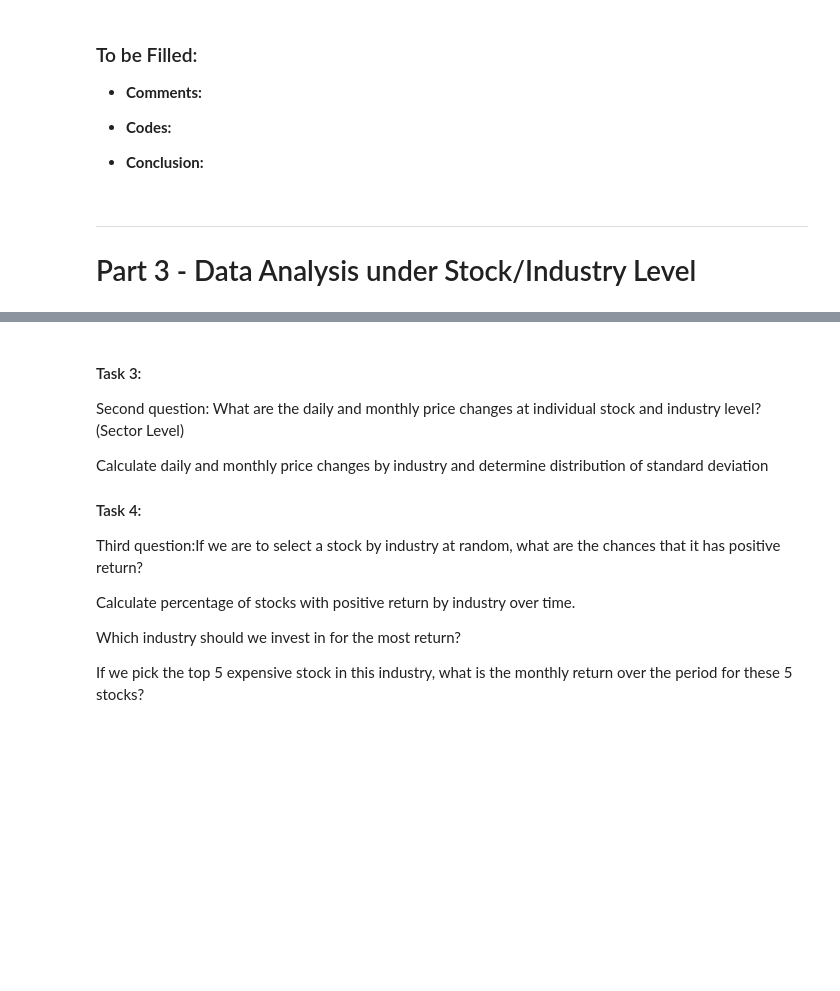
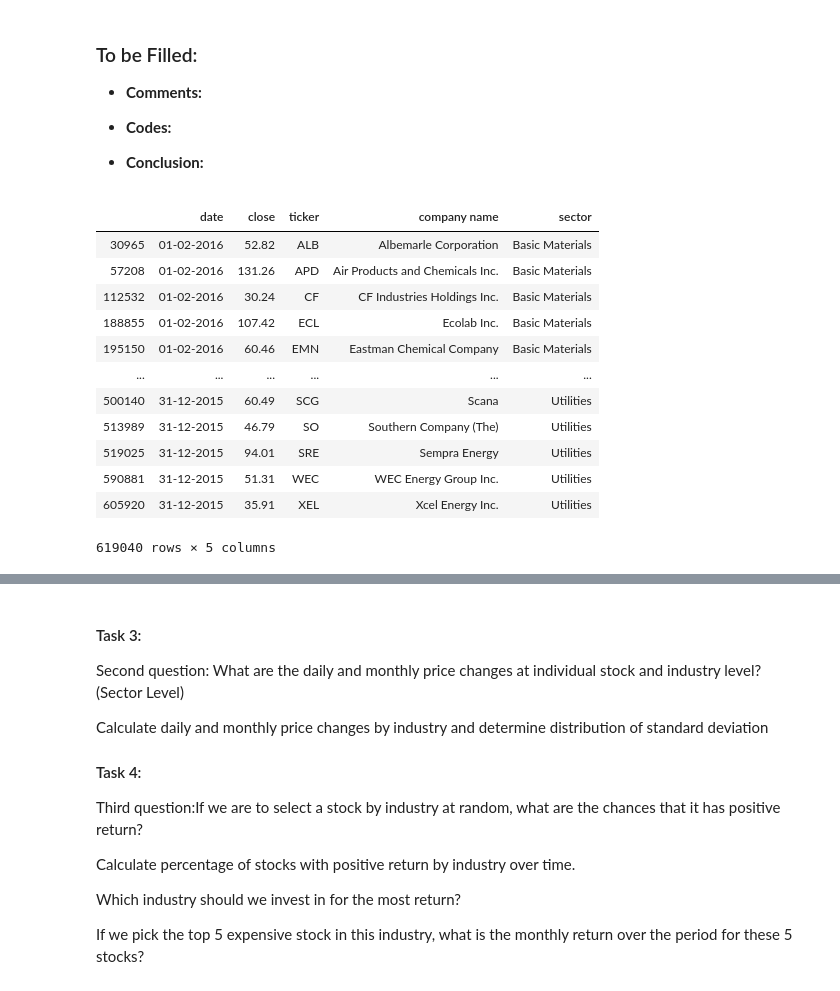
Before and after one commit to ProjectTeam4/ProjectTeam4.github.io, a Jupyter notebook: S&P 500 Stock Analysis_Is Technology the Right Investment for the Future.ipynb, the cells around one changed output, grey strips where cells are left out. Cells and saved outputs as stored; diff of their text form; code cells hidden in the pictures; blank space fills up the shorter version.

```diff
--- a/S&P 500 Stock Analysis_Is Technology the Right Investment for the Future.ipynb
+++ b/S&P 500 Stock Analysis_Is Technology the Right Investment for the Future.ipynb
@@ -145,3 +147,17 @@ fullDataset_grouped = fullDataset.groupby('industry')
-# %% [markdown]
----
-# Part 3 - Data Analysis under Stock/Industry Level
+# %%
+# Quick snap of the data set while sorting it by date and sector
+cleanDataset.sort_values(by=['date', 'sector'], ascending=True)
+# %% [output]
+|  | date | close | ticker | company name | sector |
+| 30965 | 01-02-2016 | 52.82 | ALB | Albemarle Corporation | Basic Materials |
+| 57208 | 01-02-2016 | 131.26 | APD | Air Products and Chemicals Inc. | Basic Materials |
+| 112532 | 01-02-2016 | 30.24 | CF | CF Industries Holdings Inc. | Basic Materials |
+| 188855 | 01-02-2016 | 107.42 | ECL | Ecolab Inc. | Basic Materials |
+| 195150 | 01-02-2016 | 60.46 | EMN | Eastman Chemical Company | Basic Materials |
+| ... | ... | ... | ... | ... | ... |
+| 500140 | 31-12-2015 | 60.49 | SCG | Scana | Utilities |
+| 513989 | 31-12-2015 | 46.79 | SO | Southern Company (The) | Utilities |
+| 519025 | 31-12-2015 | 94.01 | SRE | Sempra Energy | Utilities |
+| 590881 | 31-12-2015 | 51.31 | WEC | WEC Energy Group Inc. | Utilities |
+| 605920 | 31-12-2015 | 35.91 | XEL | Xcel Energy Inc. | Utilities |
+619040 rows × 5 columns
```
Also changed, not shown: parts of 11 cells of this notebook.
